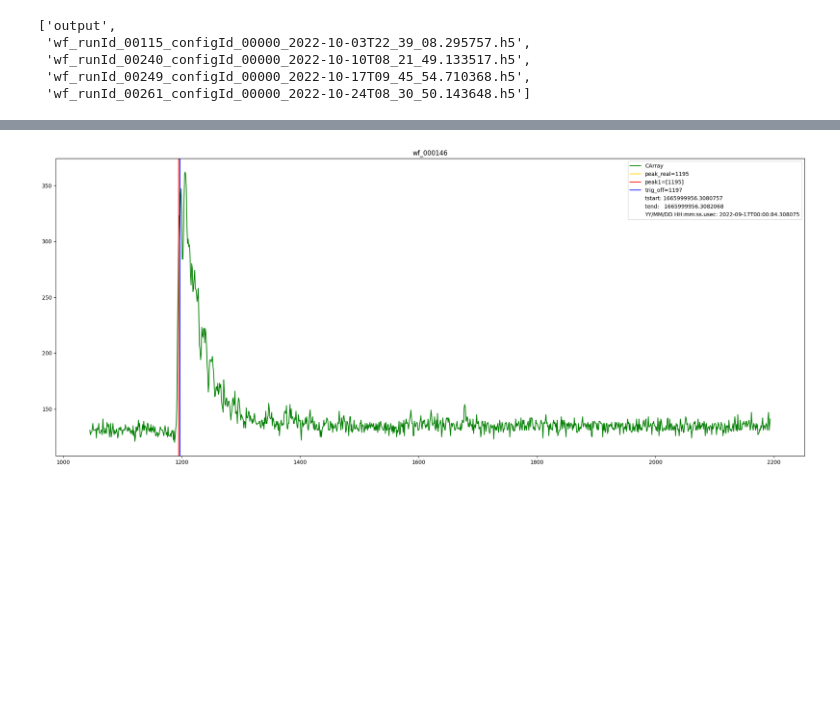
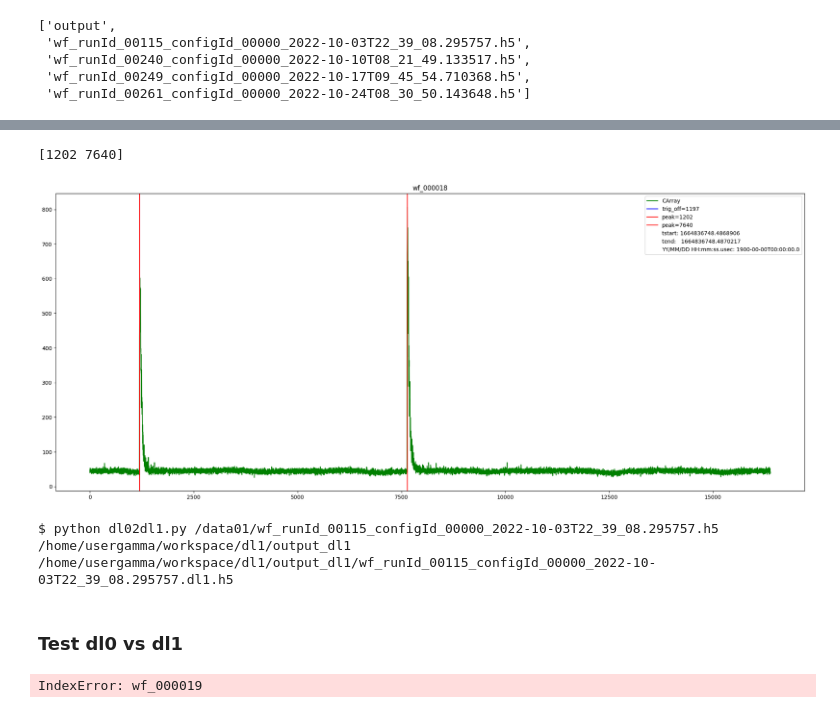
Before and after one commit to GAMMA-FLASH/dams, a Jupyter notebook: dl1/dl1_test.ipynb, the cells around one changed output, grey strips where cells are left out. Drawn from its saved outputs; the diff is of its cells as text; code cells hidden in the pictures; blank space fills up the shorter version.

Commit message:
Test multiple peaks evet file

```diff
--- a/dl1/dl1_test.ipynb
+++ b/dl1/dl1_test.ipynb
@@ -19,8 +34,8 @@ os.listdir('/data01')
 # %%
-filePath_dl0 = "/data01/wf_runId_00249_configId_00000_2022-10-17T09_45_54.710368.h5"
+filePath_dl0 = "/data01/wf_runId_00115_configId_00000_2022-10-03T22_39_08.295757.h5"
 dl1_path = os.path.join(os.path.dirname(os.getcwd()), 'dl1')
-filePath_dl1 = os.path.join(dl1_path,
-                            os.path.basename(filePath_dl0).replace('.h5', '.dl1.h5'))
+output_dl1_path = os.path.join(dl1_path, 'output_dl1')
+filePath_dl1 = os.path.join(output_dl1_path, os.path.basename(filePath_dl0).replace('.h5', '.dl1.h5'))
 print(filePath_dl0)
 print(filePath_dl1)
 # %% [output]
@@ -50,13 +43,0 @@ usec: 710367
-# %%
-with tb.open_file(filePath_dl0, mode='r') as h5_in:
-    group = h5_in.get_node('/','waveforms')
-    carray_original = group.__getitem__('wf_000000')
-    # Get the attributes from the original carray
-    original_attrs = carray_original.attrs
-    # original_attrs = carray_original._v_attrs
-    print(type(original_attrs))
-    print(original_attrs._f_list)
-    # Copy the attributes to the new carray
-    for name_attr in original_attrs._f_list():
-        print(f'{name_attr} = {original_attrs[name_attr]}')
-    print(original_attrs['VERSION'])
@@ -224,7 +79,48 @@ with tb.open_file(filePath_dl1, mode='r', title='dl1') as h5_out:
+# %%
+idx0 = f'wf_{18:06d}'
+with tb.open_file(filePath_dl0, mode='r') as h5_out:
+    group = h5_out.get_node('/','waveforms')
+    data = group.__getitem__(idx0)
+    # Extract array
+    y = data[:,-1]
+    lenwf = len(y)
+    arr = y
+    peaks = get_peak_lists(data)
+    print(peaks)
+    plt.figure()
+    plt.plot(arr, color='g', label="CArray")
+    curr_off = data._v_attrs.CurrentOffset + 1
+    trig_off = data._v_attrs.TriggerOffset
+    tstart_off = (len(data)-curr_off)+trig_off if (curr_off > trig_off) else trig_off-curr_off
+    plt.axvline(x=tstart_off, color='b', label=f'trig_off={tstart_off}')
+    for v in peaks:
+        plt.axvline(x=v, color='r', label=f'peak={v}')
+    # attrs
+    plt.plot([], label=f"tstart: {data._v_attrs.tstart}", linestyle='')
+    plt.plot([], label=f"tend:   {data._v_attrs.tend}", linestyle='')
+    plt.plot([], label=f"YY/MM/DD HH:mm:ss.usec: "
+                f"{data._v_attrs.Year+1900}-{data._v_attrs.Month:02d}-{data._v_attrs.Day:02d}T"
+                f"{data._v_attrs.HH:02d}:{data._v_attrs.mm:02d}:{data._v_attrs.ss:02d}.{data._v_attrs.usec}", linestyle='')
+    plt.title(data._v_name)
+    plt.legend()
+    plt.show(block=True)
+# %% [output]
+[1202 7640]
+[figure, added]
+# %%
+cmd = f"python dl02dl1.py {filePath_dl0} {output_dl1_path}"
+!echo $ {cmd}
+!{cmd}
+# %% [output]
+$ python dl02dl1.py /data01/wf_runId_00115_configId_00000_2022-10-03T22_39_08.295757.h5 /home/usergamma/workspace/dl1/output_dl1
+/home/usergamma/workspace/dl1/output_dl1/wf_runId_00115_configId_00000_2022-10-03T22_39_08.295757.dl1.h5
+# %% [markdown]
+### __Test dl0 vs dl1__
 # %%
+idx1 = 'wf_000019'
 with tb.open_file(filePath_dl1, mode='r', title='dl1') as h5_out:
     group1 = h5_out.get_node('/','waveforms')
-    data = group1.__getitem__('wf_000147')
+    data = group1.__getitem__(idx1)
     # Extract array
     y = data[:,-1]
     lenwf = len(y)
@@ -238,16 +134,19 @@ with tb.open_file(filePath_dl1, mode='r', title='dl1') as h5_out:
     plt.plot(np.arange(data._v_attrs.wf_start,
                         data._v_attrs.wf_size + data._v_attrs.wf_start),
             arr, color='g', label="CArray")
-    plt.axvline(x=peak, color='gold', label=f"peak_real={peak}")
+    # plt.axvline(x=peak, color='gold', label=f"peak_real={peak}")
     plt.axvline(x=peak1, color='r', label=f"peak1={peak1}")
-    plt.axvline(x=trig_off, color='b', label=f"trig_off={trig_off}")
-    plt.title(data._v_attrs.original_wf)
+    # plt.axvline(x=trig_off, color='b', label=f"trig_off={trig_off}")
+    plt.title(idx1)
     plt.plot([], label=f"tstart: {data._v_attrs.tstart}", linestyle='')
     plt.plot([], label=f"tend:   {data._v_attrs.tend}", linestyle='')
     plt.plot([], label=f"YY/MM/DD HH:mm:ss.usec: "
                 f"{data._v_attrs.Year+1900}-{data._v_attrs.Month:02d}-{data._v_attrs.Day:02d}T"
                 f"{data._v_attrs.HH:02d}:{data._v_attrs.mm:02d}:{data._v_attrs.ss:02d}.{data._v_attrs.usec}", linestyle='')
+    idx0 = data._v_attrs.original_wf
+    plt.plot([], label=f"original_wf: {idx0}", linestyle='')
+    # data._v_attrs.peak_pos - data._v_attrs.wf_start
     plt.legend()
     plt.show(block=True)
 # %% [output]
-[figure, removed]
+IndexError: wf_000019
```
Also changed, not shown: parts of 15 cells of this notebook.
